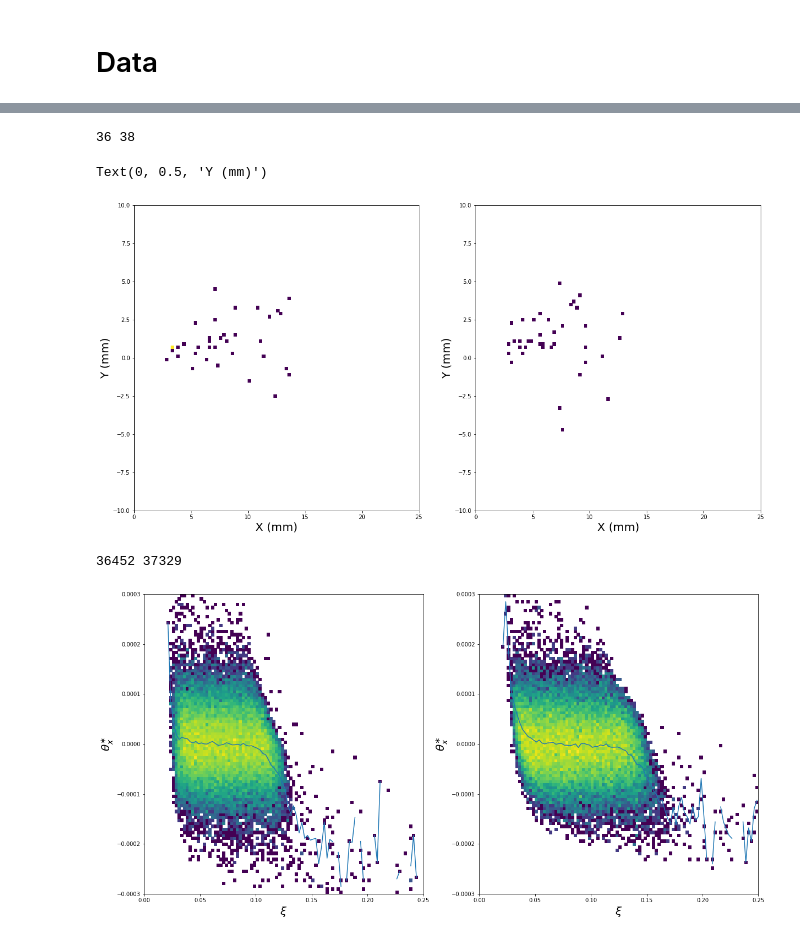
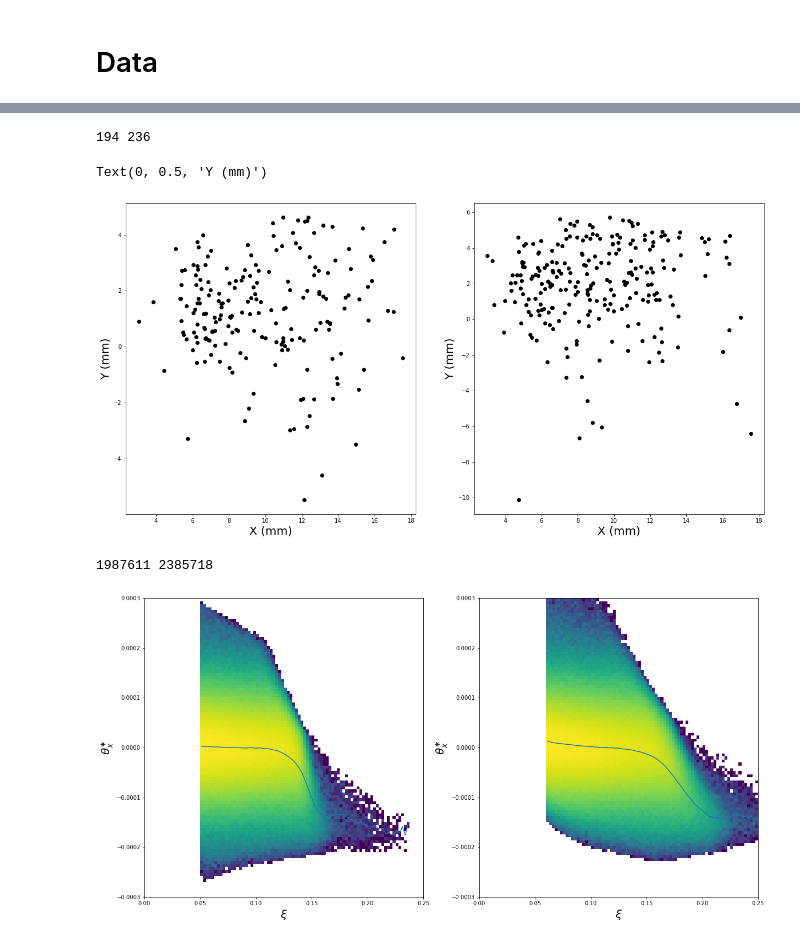
Before and after one commit to antoniovilela/pps-dilepton-analysis-notebook, a Jupyter notebook: Data-Inspection.ipynb, the cells around one changed output, grey strips where cells are left out. Saved outputs shown, nothing was run; the diff lists cells and outputs as text; code cells hidden in the pictures.

Commit message:
Initial updates for 2018 data.

```diff
--- a/Data-Inspection.ipynb
+++ b/Data-Inspection.ipynb
@@ -156,8 +301,10 @@ Text(0, 0.5, 'Y (mm)')
 if proton_selection == "MultiRP":
     msk_excl = ( df_signal["InvMass"] >= 110. ) & ( df_signal["Acopl"] <= 0.009 ) & ( df_signal["ExtraPfCands"] <= 1 )
     # Multi-RP
-    msk1 = msk_excl & ( df_signal["MultiRP"] == 1 ) & ( df_signal["Arm"] == 0 )
-    msk2 = msk_excl & ( df_signal["MultiRP"] == 1 ) & ( df_signal["Arm"] == 1 )
+    # msk1 = msk_excl & ( df_signal["MultiRP"] == 1 ) & ( df_signal["Arm"] == 0 )
+    # msk2 = msk_excl & ( df_signal["MultiRP"] == 1 ) & ( df_signal["Arm"] == 1 )
+    msk1 = msk_excl & ( df_signal["MultiRP"] == 1 ) & ( df_signal["Arm"] == 0 ) & ( df_signal.loc[ :, "Xi"] >= 0.050 )
+    msk2 = msk_excl & ( df_signal["MultiRP"] == 1 ) & ( df_signal["Arm"] == 1 ) & ( df_signal.loc[ :, "Xi"] >= 0.060 )
 
     print ( len(df_signal[ "Xi" ][ msk1 ]), len(df_signal[ "Xi" ][ msk2 ]) )
 
@@ -385,6 +546,7 @@ df_data = pd.concat( df_data_list )
 # %%
 #msk_invmass = ( df_data["InvMass"] >= 110. )
 #df_data = df_data[msk_invmass]
+df_data = df_protons_multiRP_data
 df_data
 # %% [output]
 |  | Run | LumiSection | BX | EventNum | Slice | CrossingAngle | MultiRP | Arm | RPId1 | RPId2 | ... |
@@ -460,48 +635,54 @@ if proton_selection == "SingleRP":
     msk2_data = msk_excl_data & ( df_data["MultiRP"] == 0) & ( df_data["RPId1"] == 123 )
 elif proton_selection == "MultiRP":
     # Multi-RP
-    msk1_data = msk_excl_data & ( df_data["MultiRP"] == 1 ) & ( df_data["Arm"] == 0 )
-    msk2_data = msk_excl_data & ( df_data["MultiRP"] == 1 ) & ( df_data["Arm"] == 1 )
+    # msk1_data = msk_excl_data & ( df_data["MultiRP"] == 1 ) & ( df_data["Arm"] == 0 )
+    # msk2_data = msk_excl_data & ( df_data["MultiRP"] == 1 ) & ( df_data["Arm"] == 1 )
+    msk1_data = msk_excl_data & ( df_data["MultiRP"] == 1 ) & ( df_data["Arm"] == 0 ) & ( df_data.loc[ :, "Xi"] >= 0.050 )
+    msk2_data = msk_excl_data & ( df_data["MultiRP"] == 1 ) & ( df_data["Arm"] == 1 ) & ( df_data.loc[ :, "Xi"] >= 0.060 )
 
 print ( len(df_data[ "Xi" ][ msk1_data ]), len(df_data[ "Xi" ][ msk2_data ]) )
 
 fig, axes = plt.subplots( 1, 2, figsize=(20,10) )
-axes[0].hist2d( df_data[ "TrackX1" ][ msk1_data ], df_data[ "TrackY1" ][ msk1_data ], bins=(100,100), range=( (0.,25.), (-10.,10.) ), norm=LogNorm(), cmap='viridis' )
+axes[0].plot( df_data[ "TrackX1" ][ msk1_data ], df_data[ "TrackY1" ][ msk1_data ], 'ko' )
+# axes[0].hist2d( df_data[ "TrackX1" ][ msk1_data ], df_data[ "TrackY1" ][ msk1_data ], bins=(100,100), range=( (0.,25.), (-10.,10.) ), norm=LogNorm(), cmap='viridis' )
 axes[0].set_xlabel( "X (mm)", fontsize=20 )
 axes[0].set_ylabel( "Y (mm)", fontsize=20 )
-axes[1].hist2d( df_data[ "TrackX1" ][ msk2_data ], df_data[ "TrackY1" ][ msk2_data ], bins=(100,100), range=( (0.,25.), (-10.,10.) ), norm=LogNorm(), cmap='viridis' )
+axes[1].plot( df_data[ "TrackX1" ][ msk2_data ], df_data[ "TrackY1" ][ msk2_data ], 'ko' )
+# axes[1].hist2d( df_data[ "TrackX1" ][ msk2_data ], df_data[ "TrackY1" ][ msk2_data ], bins=(100,100), range=( (0.,25.), (-10.,10.) ), norm=LogNorm(), cmap='viridis' )
 axes[1].set_xlabel( "X (mm)", fontsize=20 )
 axes[1].set_ylabel( "Y (mm)", fontsize=20 )
 # %% [output]
-36 38
+194 236
 Text(0, 0.5, 'Y (mm)')
-[figure, old version]
+[figure, new version]
 # %%
 if proton_selection == "MultiRP":
     #msk_excl_data = ( df_data["InvMass"] >= 110. ) & ( df_data["Acopl"] <= 0.009 ) & ( df_data["ExtraPfCands"] <= 1 )
     msk_excl_data = ( df_data["InvMass"] >= 0. )
     # Multi-RP
-    msk1_data = msk_excl_data & ( df_data["MultiRP"] == 1 ) & ( df_data["Arm"] == 0 )
-    msk2_data = msk_excl_data & ( df_data["MultiRP"] == 1 ) & ( df_data["Arm"] == 1 )
+    # msk1_data = msk_excl_data & ( df_data["MultiRP"] == 1 ) & ( df_data["Arm"] == 0 )
+    # msk2_data = msk_excl_data & ( df_data["MultiRP"] == 1 ) & ( df_data["Arm"] == 1 )
+    msk1_data = msk_excl_data & ( df_data["MultiRP"] == 1 ) & ( df_data["Arm"] == 0 ) & ( df_data.loc[ :, "Xi"] >= 0.050 )
+    msk2_data = msk_excl_data & ( df_data["MultiRP"] == 1 ) & ( df_data["Arm"] == 1 ) & ( df_data.loc[ :, "Xi"] >= 0.060 )
 
     print ( len(df_data[ "Xi" ][ msk1_data ]), len(df_data[ "Xi" ][ msk2_data ]) )
 
     fig, axes = plt.subplots( 1, 2, figsize=(20,10) )
     h_, xedges_, yedges_, im_ = axes[0].hist2d( df_data[ "Xi" ][ msk1_data ], df_data[ "ThX" ][ msk1_data ], bins=(100,100), range=( (0.,0.25), (-300.e-06,300.e-06) ), norm=LogNorm(), cmap='viridis' )
     bin_centres_x_ = ( xedges_[:-1] + xedges_[1:] ) / 2
     bin_centres_y_ = ( yedges_[:-1] + yedges_[1:] ) / 2
     axes[0].plot( bin_centres_x_, np.mean( (h_ * bin_centres_y_), axis=1) / np.mean( h_, axis=1) )
     axes[0].set_xlabel( r"$\xi$", fontsize=20 )
     axes[0].set_ylabel( r"$\theta_x^{\ast}$", fontsize=20 )
     h_, xedges_, yedges_, im_ = axes[1].hist2d( df_data[ "Xi" ][ msk2_data ], df_data[ "ThX" ][ msk2_data ], bins=(100,100), range=( (0.,0.25), (-300.e-06,300.e-06) ), norm=LogNorm(), cmap='viridis' )
     bin_centres_x_ = ( xedges_[:-1] + xedges_[1:] ) / 2
     bin_centres_y_ = ( yedges_[:-1] + yedges_[1:] ) / 2
     axes[1].plot( bin_centres_x_, np.mean( (h_ * bin_centres_y_), axis=1) / np.mean( h_, axis=1) )
     axes[1].set_xlabel( r"$\xi$", fontsize=20 )
     axes[1].set_ylabel( r"$\theta_x^{\ast}$", fontsize=20 )
 # %% [output]
-36452 37329
+1987611 2385718
-[figure, old version]
+[figure, new version]
 # %%
 #np.random.seed( 42 )
 
```
Also changed, not shown: parts of 38 cells of this notebook, 22 other files.
